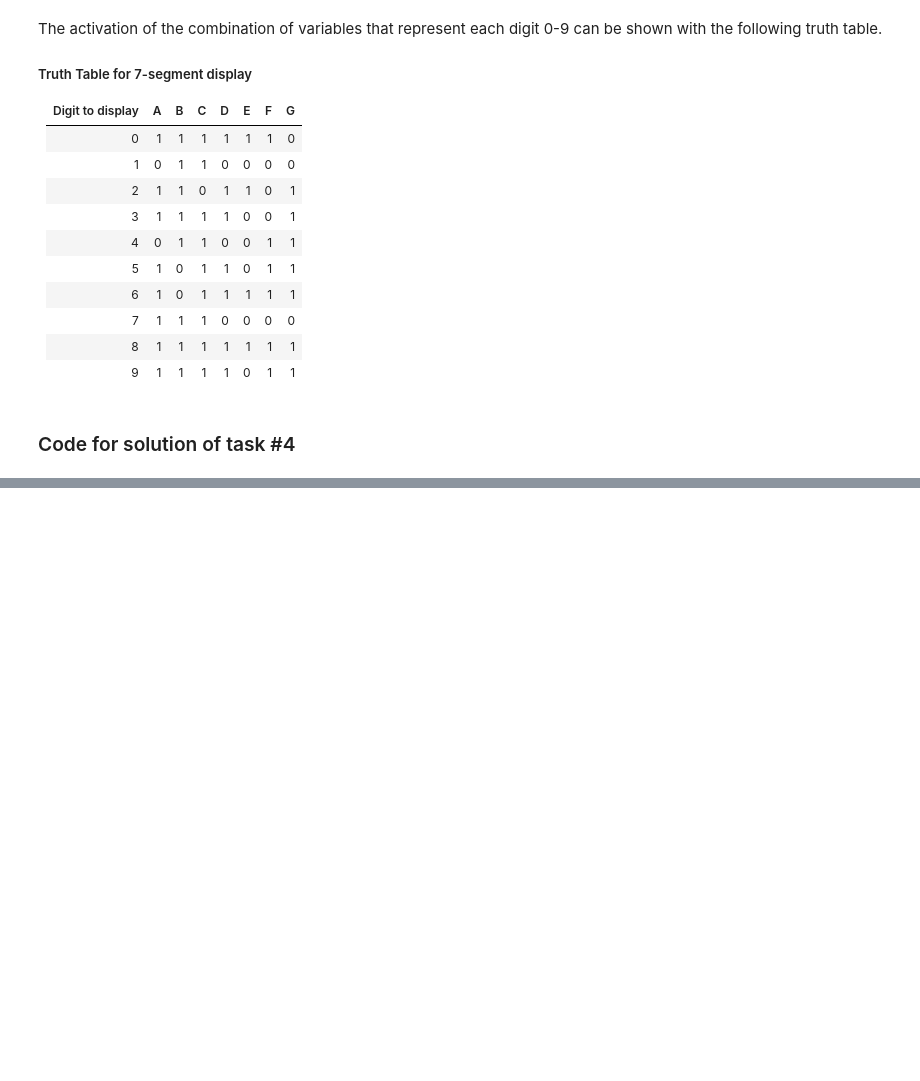
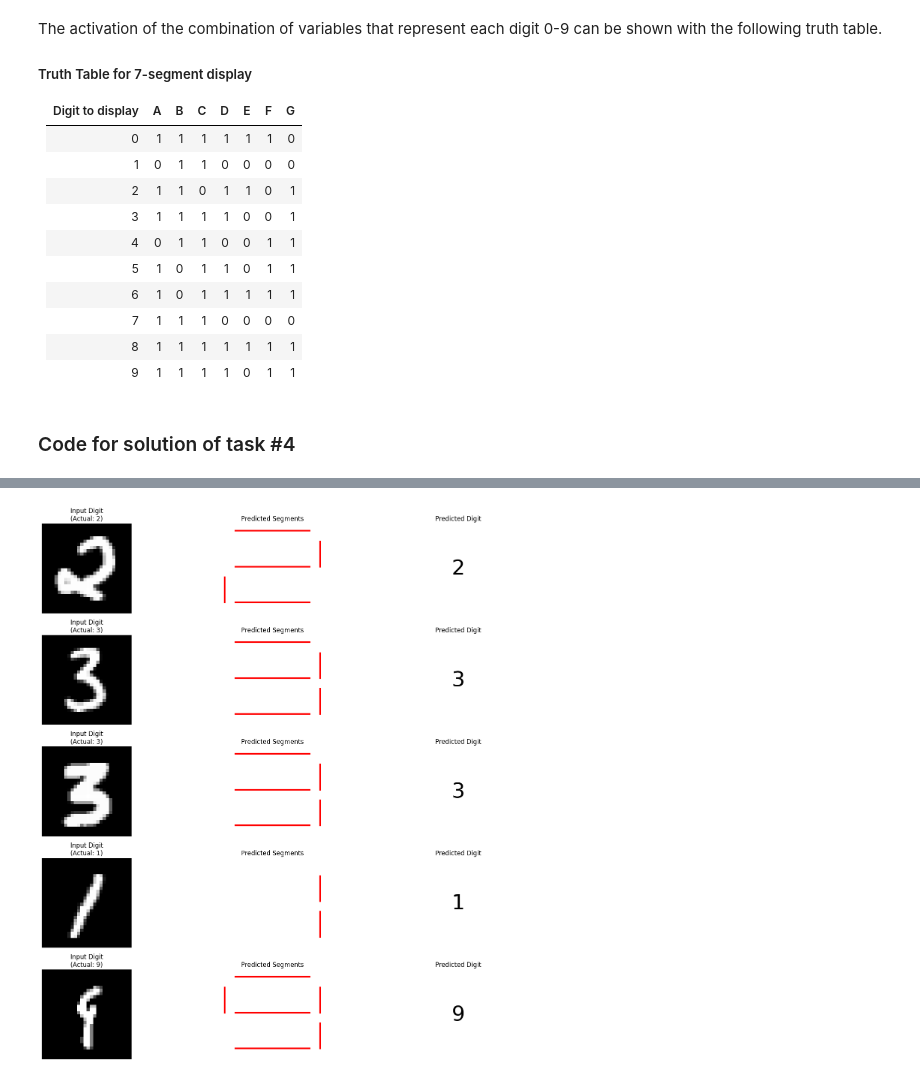
Before and after one commit to Sid1298/ADL-Assignment-1, a Jupyter notebook: adl_group_53.ipynb, the cells around one changed output, grey strips where cells are left out. Cells and saved outputs as stored; diff of their text form; code cells hidden in the pictures; blank space fills up the shorter version.

Commit message:
Added visualization to relate input, prediction and output of the 7 segment display

```diff
--- a/adl_group_53.ipynb
+++ b/adl_group_53.ipynb
@@ -317,0 +368,4 @@ Digit 9: 95.1437%
+# %%
+visualize_predictions()
+# %% [output]
+[figure, added]
```
Also changed, not shown: parts of 6 cells of this notebook.
